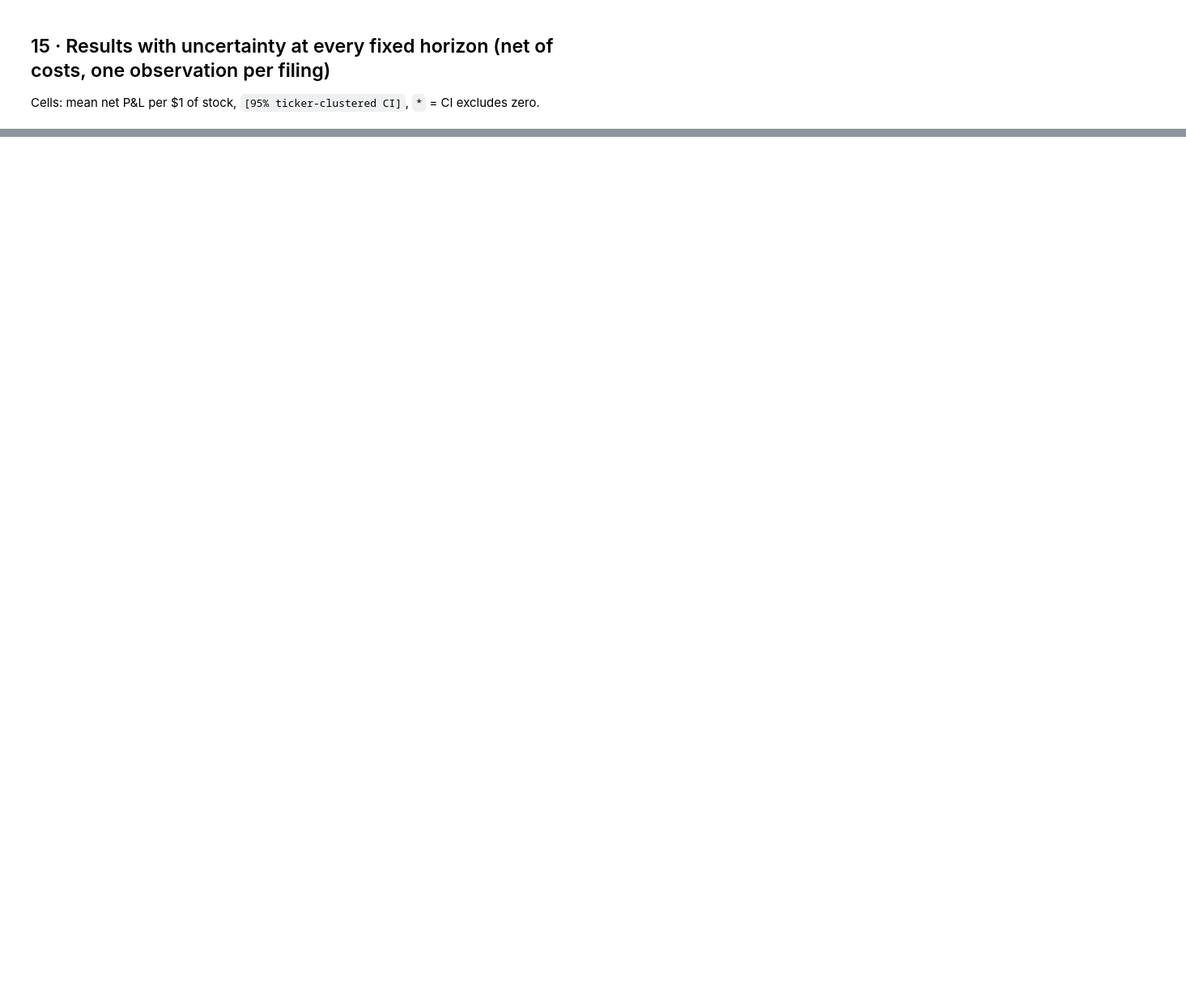
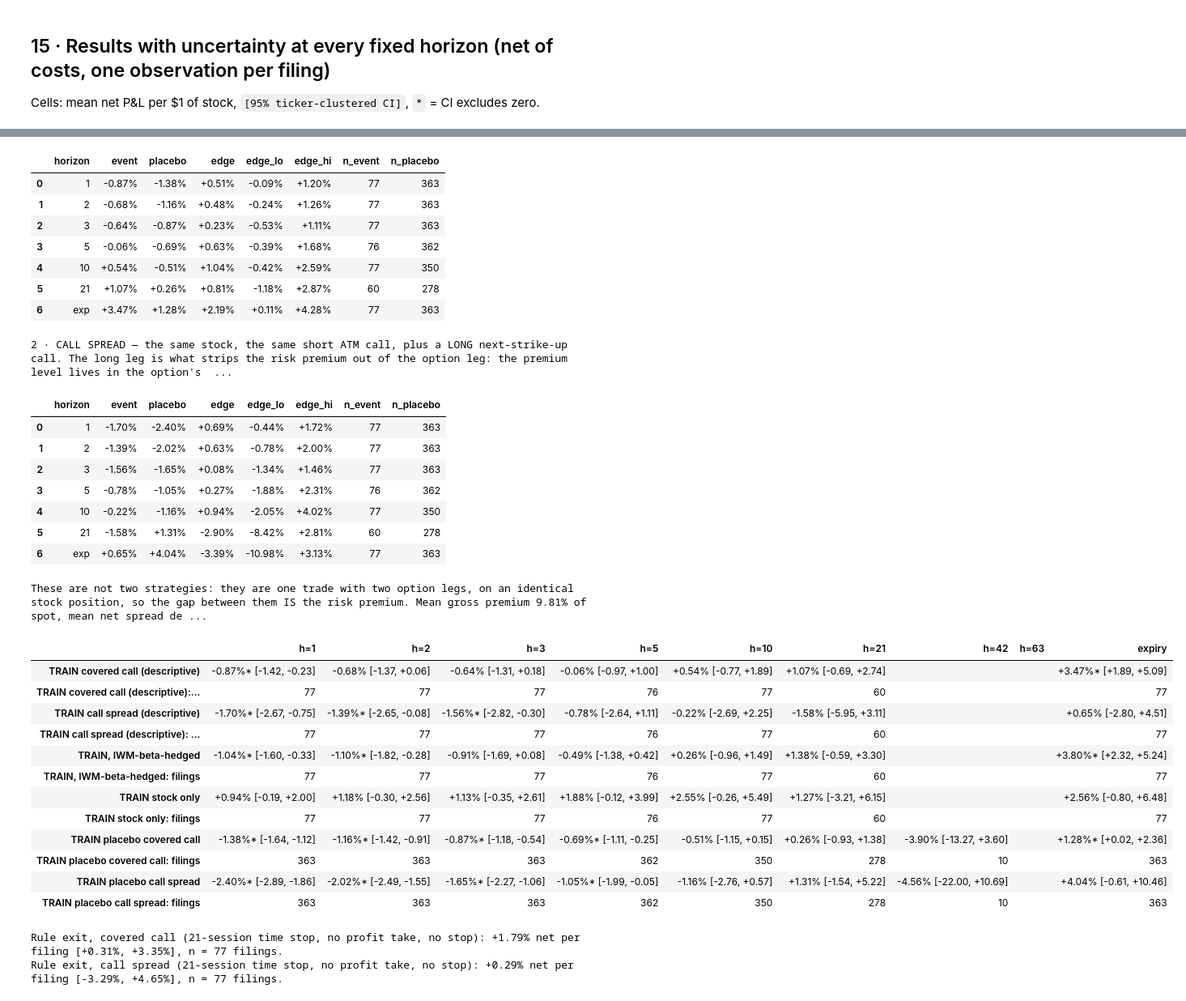
Before and after one commit to 124812/massiveandslightlypassive1, a Jupyter notebook: strategy_v2.ipynb, the cells around one changed output, grey strips where cells are left out. Shown at 81% size. Cells and saved outputs as stored; diff of their text form; code cells hidden in the pictures; blank space fills up the shorter version.

Commit message:
Position siszing

```diff
--- a/strategy_v2.ipynb
+++ b/strategy_v2.ipynb
@@ -1903,0 +2056,40 @@ Rule exit (21-session time stop, no profit take, no stop): +1.79% net per filing
+# %%
+edge_train = edge_board(fixed_train, fixed_placebo)
+edge_train_spread = edge_board(fixed_train, fixed_placebo, col="call_spread")
+FMT = {c: "{:+.2%}" for c in ["event", "placebo", "edge", "edge_lo", "edge_hi"]}
+print(f"HEADLINE · event minus placebo, TRAIN {TRAIN_START}..{TRAIN_END}, net of costs · "
+      f"one observation per filing · ticker-clustered 95% interval · * = interval excludes zero")
+
+print("\n1 · COVERED CALL — long stock, short the ATM call. The raw return is mostly the option's "
+      "variance risk premium, which any calendar day pays; that is what the placebo row is measuring.")
+display(edge_train.style.format(FMT))
+
+print("\n2 · CALL SPREAD — the same stock, the same short ATM call, plus a LONG next-strike-up call. "
+      "The long leg is what strips the risk premium out of the option leg: the premium level lives in "
+      "the option's price and a spread difference is insensitive to it. What survives is the "
+      "event-specific term, which is the actual hypothesis. Same events, same dates, same exits, "
+      "same cost model, same inference.")
+display(edge_train_spread.style.format(FMT))
+
+n_up = int(rules_train.has_spread.sum())
+print(f"\nThese are not two strategies: they are one trade with two option legs, on an identical stock "
+      f"position, so the gap between them IS the risk premium. Mean gross premium "
+      f"{rules_train.premium.mean():.2%} of spot, mean net spread debit "
+      f"{rules_train.spread_debit.mean():.2%} — the long leg gives back "
+      f"{1 - rules_train.spread_debit.mean() / rules_train.premium.mean():.0%} of the premium the "
+      f"covered call collects. {n_up} of {len(rules_train)} TRAIN trades have a usable upper leg.")
+
+# Descriptive only. A positive raw return is the variance risk premium, which any calendar day pays.
+display(pd.concat([fmt_ci(board_v2(fixed_train), name="TRAIN covered call (descriptive)"),
+                   fmt_ci(board_v2(fixed_train, "call_spread"), name="TRAIN call spread (descriptive)"),
+                   fmt_ci(board_v2(fixed_train, "hedged"), name="TRAIN, IWM-beta-hedged"),
+                   fmt_ci(board_v2(fixed_train, "stock"), name="TRAIN stock only"),
+                   fmt_ci(board_v2(fixed_placebo), name="TRAIN placebo covered call"),
+                   fmt_ci(board_v2(fixed_placebo, "call_spread"), name="TRAIN placebo call spread")]))
+
+for label, col in (("covered call", "net"), ("call spread", "spread_net")):
+    f_ru = filing_level(rules_train, col)
+    lo, hi = cluster_ci(f_ru[col], f_ru.ticker)
+    print(f"Rule exit, {label} ({MAX_HOLD}-session time stop, no profit take, no stop): "
+          f"{f_ru[col].mean():+.2%} net per filing [{lo:+.2%}, {hi:+.2%}], n = {len(f_ru)} filings.")
+# %% [output]
@@ -1904,3 +2099,36 @@ Rule exit (21-session time stop, no profit take, no stop): +1.79% net per filing
+|  | horizon | event | placebo | edge | edge_lo | edge_hi | n_event | n_placebo |
+| 0 | 1 | -0.87% | -1.38% | +0.51% | -0.09% | +1.20% | 77 | 363 |
+| 1 | 2 | -0.68% | -1.16% | +0.48% | -0.24% | +1.26% | 77 | 363 |
+| 2 | 3 | -0.64% | -0.87% | +0.23% | -0.53% | +1.11% | 77 | 363 |
+| 3 | 5 | -0.06% | -0.69% | +0.63% | -0.39% | +1.68% | 76 | 362 |
+| 4 | 10 | +0.54% | -0.51% | +1.04% | -0.42% | +2.59% | 77 | 350 |
+| 5 | 21 | +1.07% | +0.26% | +0.81% | -1.18% | +2.87% | 60 | 278 |
+| 6 | exp | +3.47% | +1.28% | +2.19% | +0.11% | +4.28% | 77 | 363 |
+2 · CALL SPREAD — the same stock, the same short ATM call, plus a LONG next-strike-up call. The long leg is what strips the risk premium out of the option leg: the premium level lives in the option's  ...
+|  | horizon | event | placebo | edge | edge_lo | edge_hi | n_event | n_placebo |
+| 0 | 1 | -1.70% | -2.40% | +0.69% | -0.44% | +1.72% | 77 | 363 |
+| 1 | 2 | -1.39% | -2.02% | +0.63% | -0.78% | +2.00% | 77 | 363 |
+| 2 | 3 | -1.56% | -1.65% | +0.08% | -1.34% | +1.46% | 77 | 363 |
+| 3 | 5 | -0.78% | -1.05% | +0.27% | -1.88% | +2.31% | 76 | 362 |
+| 4 | 10 | -0.22% | -1.16% | +0.94% | -2.05% | +4.02% | 77 | 350 |
+| 5 | 21 | -1.58% | +1.31% | -2.90% | -8.42% | +2.81% | 60 | 278 |
+| 6 | exp | +0.65% | +4.04% | -3.39% | -10.98% | +3.13% | 77 | 363 |
+These are not two strategies: they are one trade with two option legs, on an identical stock position, so the gap between them IS the risk premium. Mean gross premium 9.81% of spot, mean net spread de ...
+|  | h=1 | h=2 | h=3 | h=5 | h=10 | h=21 | h=42 | h=63 | expiry |
+| TRAIN covered call (descriptive) | -0.87%* [-1.42, -0.23] | -0.68% [-1.37, +0.06] | -0.64% [-1.31, +0.18] | -0.06% [-0.97, +1.00] | +0.54% [-0.77, +1.89] | +1.07% [-0.69, +2.74] |  |  | +3.47%* [+1.89, +5.09] |
+| TRAIN covered call (descriptive):... | 77 | 77 | 77 | 76 | 77 | 60 |  |  | 77 |
+| TRAIN call spread (descriptive) | -1.70%* [-2.67, -0.75] | -1.39%* [-2.65, -0.08] | -1.56%* [-2.82, -0.30] | -0.78% [-2.64, +1.11] | -0.22% [-2.69, +2.25] | -1.58% [-5.95, +3.11] |  |  | +0.65% [-2.80, +4.51] |
+| TRAIN call spread (descriptive): ... | 77 | 77 | 77 | 76 | 77 | 60 |  |  | 77 |
+| TRAIN, IWM-beta-hedged | -1.04%* [-1.60, -0.33] | -1.10%* [-1.82, -0.28] | -0.91% [-1.69, +0.08] | -0.49% [-1.38, +0.42] | +0.26% [-0.96, +1.49] | +1.38% [-0.59, +3.30] |  |  | +3.80%* [+2.32, +5.24] |
+| TRAIN, IWM-beta-hedged: filings | 77 | 77 | 77 | 76 | 77 | 60 |  |  | 77 |
+| TRAIN stock only | +0.94% [-0.19, +2.00] | +1.18% [-0.30, +2.56] | +1.13% [-0.35, +2.61] | +1.88% [-0.12, +3.99] | +2.55% [-0.26, +5.49] | +1.27% [-3.21, +6.15] |  |  | +2.56% [-0.80, +6.48] |
+| TRAIN stock only: filings | 77 | 77 | 77 | 76 | 77 | 60 |  |  | 77 |
+| TRAIN placebo covered call | -1.38%* [-1.64, -1.12] | -1.16%* [-1.42, -0.91] | -0.87%* [-1.18, -0.54] | -0.69%* [-1.11, -0.25] | -0.51% [-1.15, +0.15] | +0.26% [-0.93, +1.38] | -3.90% [-13.27, +3.60] |  | +1.28%* [+0.02, +2.36] |
+| TRAIN placebo covered call: filings | 363 | 363 | 363 | 362 | 350 | 278 | 10 |  | 363 |
+| TRAIN placebo call spread | -2.40%* [-2.89, -1.86] | -2.02%* [-2.49, -1.55] | -1.65%* [-2.27, -1.06] | -1.05%* [-1.99, -0.05] | -1.16% [-2.76, +0.57] | +1.31% [-1.54, +5.22] | -4.56% [-22.00, +10.69] |  | +4.04% [-0.61, +10.46] |
+| TRAIN placebo call spread: filings | 363 | 363 | 363 | 362 | 350 | 278 | 10 |  | 363 |
+Rule exit, covered call (21-session time stop, no profit take, no stop): +1.79% net per filing [+0.31%, +3.35%], n = 77 filings.
+Rule exit, call spread (21-session time stop, no profit take, no stop): +0.29% net per filing [-3.29%, +4.65%], n = 77 filings.
 # %% [markdown]
 ## 16 · Fix #1 — where does the event-specific edge live? IV richness vs the same ticker's ordinary days
 # %%
```
Also changed, not shown: parts of 20 cells of this notebook, 1 other file.
